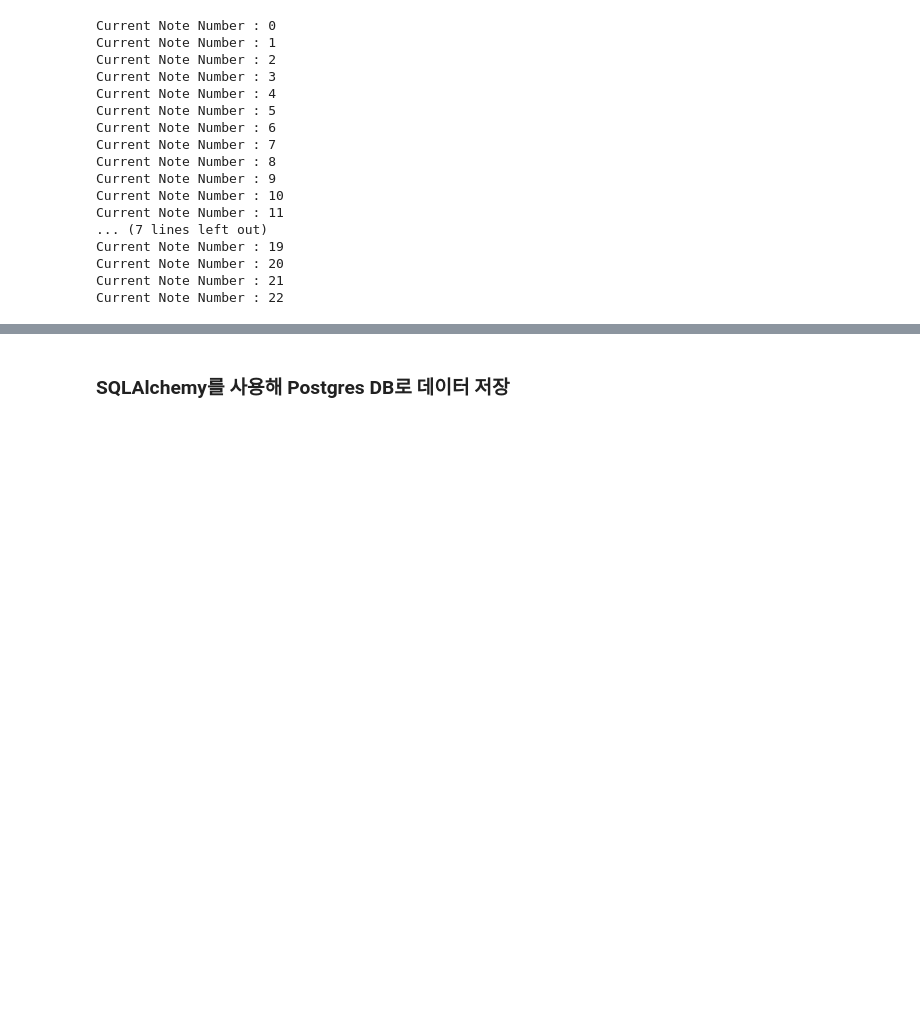
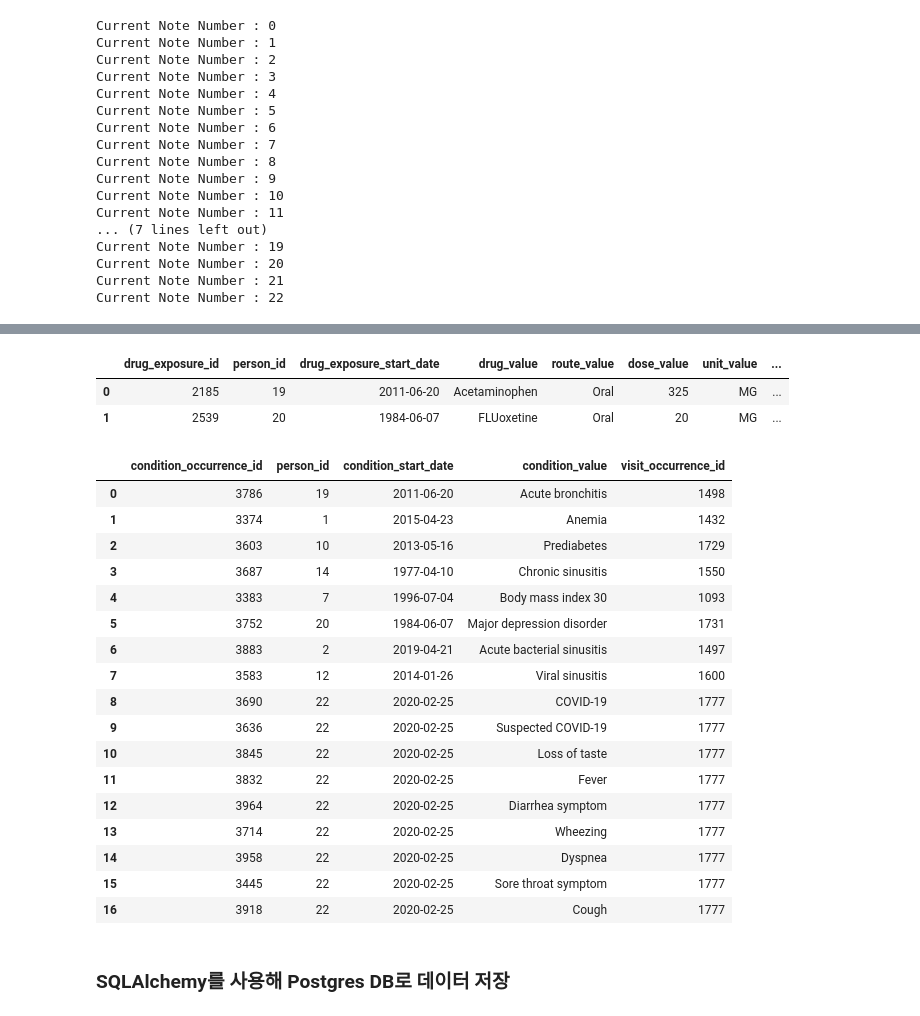
Before and after one commit to aeea-0605/patient-analysis-repo, a Jupyter notebook: extract_data_to_note.ipynb, the cells around one changed output, grey strips where cells are left out. Cells and saved outputs as stored; diff of their text form; code cells hidden in the pictures; blank space fills up the shorter version.

```diff
--- a/extract_data_to_note.ipynb
+++ b/extract_data_to_note.ipynb
@@ -214,3 +369,30 @@ Current Note Number : 22
+# %%
+drug_df
+# %% [output]
+|  | drug_exposure_id | person_id | drug_exposure_start_date | drug_value | route_value | dose_value | unit_value | ... |
+| 0 | 2185 | 19 | 2011-06-20 | Acetaminophen | Oral | 325 | MG | ... |
+| 1 | 2539 | 20 | 1984-06-07 | FLUoxetine | Oral | 20 | MG | ... |
+# %%
+condition_df
+# %% [output]
+|  | condition_occurrence_id | person_id | condition_start_date | condition_value | visit_occurrence_id |
+| 0 | 3786 | 19 | 2011-06-20 | Acute bronchitis | 1498 |
+| 1 | 3374 | 1 | 2015-04-23 | Anemia | 1432 |
+| 2 | 3603 | 10 | 2013-05-16 | Prediabetes | 1729 |
+| 3 | 3687 | 14 | 1977-04-10 | Chronic sinusitis | 1550 |
+| 4 | 3383 | 7 | 1996-07-04 | Body mass index 30 | 1093 |
+| 5 | 3752 | 20 | 1984-06-07 | Major depression disorder | 1731 |
+| 6 | 3883 | 2 | 2019-04-21 | Acute bacterial sinusitis | 1497 |
+| 7 | 3583 | 12 | 2014-01-26 | Viral sinusitis | 1600 |
+| 8 | 3690 | 22 | 2020-02-25 | COVID-19 | 1777 |
+| 9 | 3636 | 22 | 2020-02-25 | Suspected COVID-19 | 1777 |
+| 10 | 3845 | 22 | 2020-02-25 | Loss of taste | 1777 |
+| 11 | 3832 | 22 | 2020-02-25 | Fever | 1777 |
+| 12 | 3964 | 22 | 2020-02-25 | Diarrhea symptom | 1777 |
+| 13 | 3714 | 22 | 2020-02-25 | Wheezing | 1777 |
+| 14 | 3958 | 22 | 2020-02-25 | Dyspnea | 1777 |
+| 15 | 3445 | 22 | 2020-02-25 | Sore throat symptom | 1777 |
+| 16 | 3918 | 22 | 2020-02-25 | Cough | 1777 |
 # %% [markdown]
 ### SQLAlchemy를 사용해 Postgres DB로 데이터 저장
 # %% [markdown]
```
Also changed, not shown: parts of 15 cells of this notebook.
